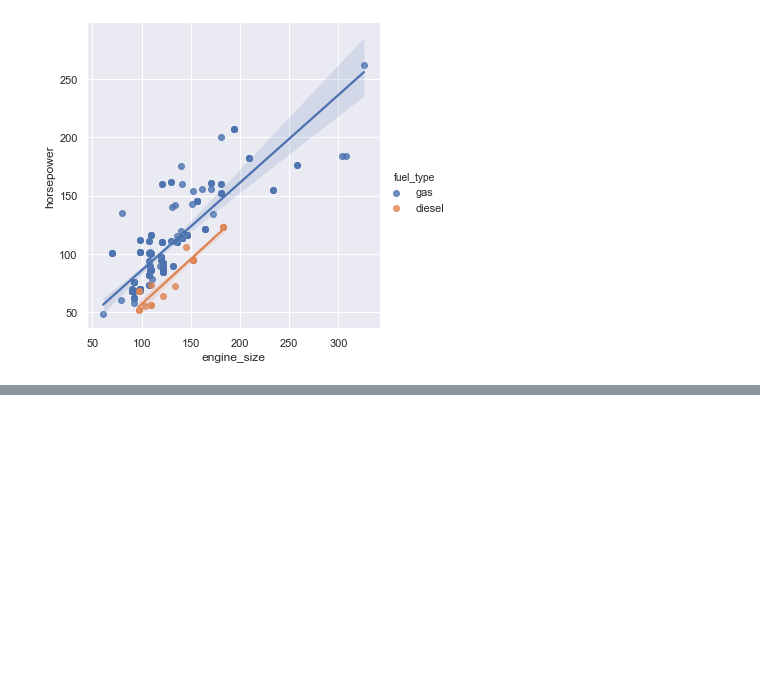
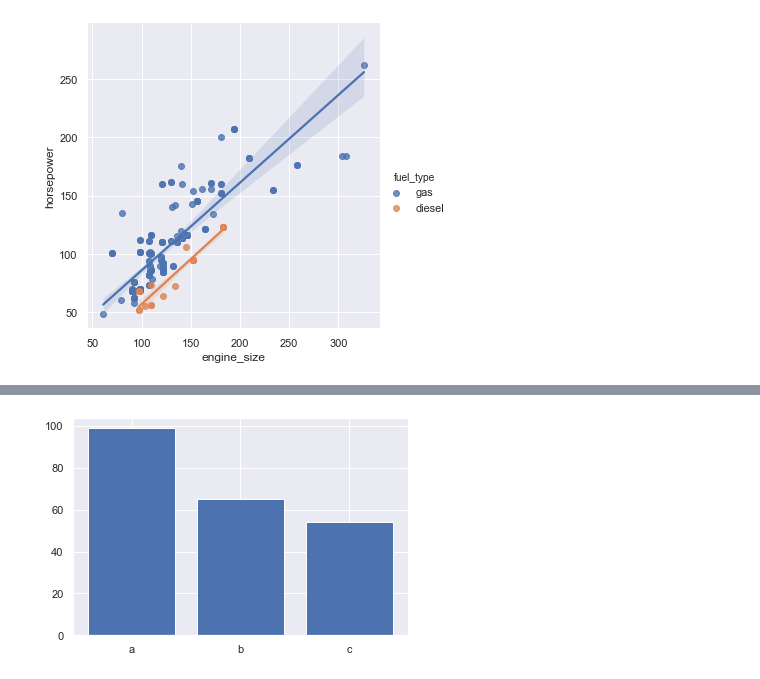
Before and after one commit to fborrasumh/greatlearning-pgp-dsba, a Jupyter notebook: Week_3_Data_Visulization_With_Python.ipynb, the cells around one changed output, grey strips where cells are left out. Drawn from its saved outputs; the diff is of its cells as text; code cells hidden in the pictures; blank space fills up the shorter version.

```diff
--- a/Week_3_Data_Visulization_With_Python.ipynb
+++ b/Week_3_Data_Visulization_With_Python.ipynb
@@ -79,0 +112,9 @@ sns.lmplot(x='engine_size',y='horsepower',hue='fuel_type',data=auto)
+# %%
+# Bar plot
+student = {"a":99,"b":65,"c":54}
+names=list(student.keys())
+marks=list(student.values())
+plt.bar(names,marks)
+plt.show()
+# %% [output]
+[figure, added]
```
Also changed, not shown: parts of 5 cells of this notebook.
